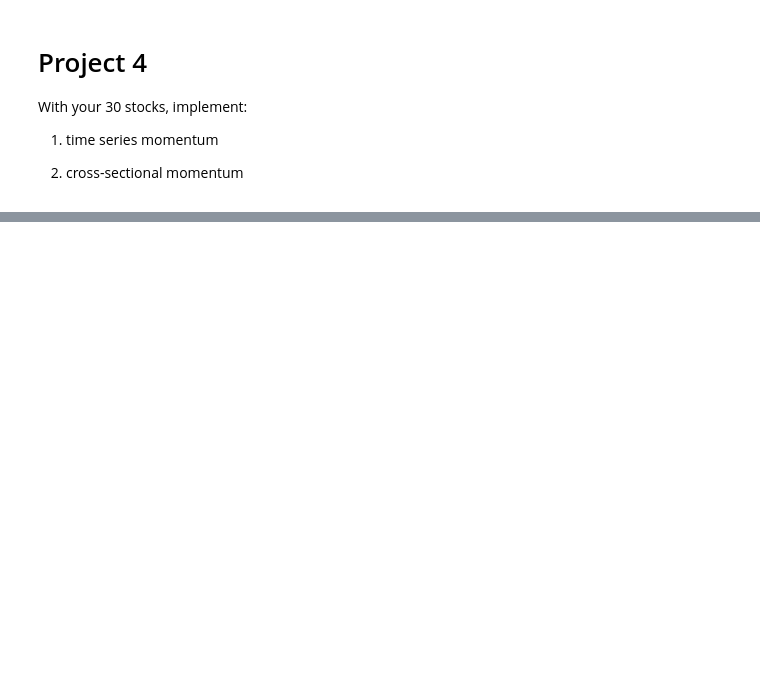
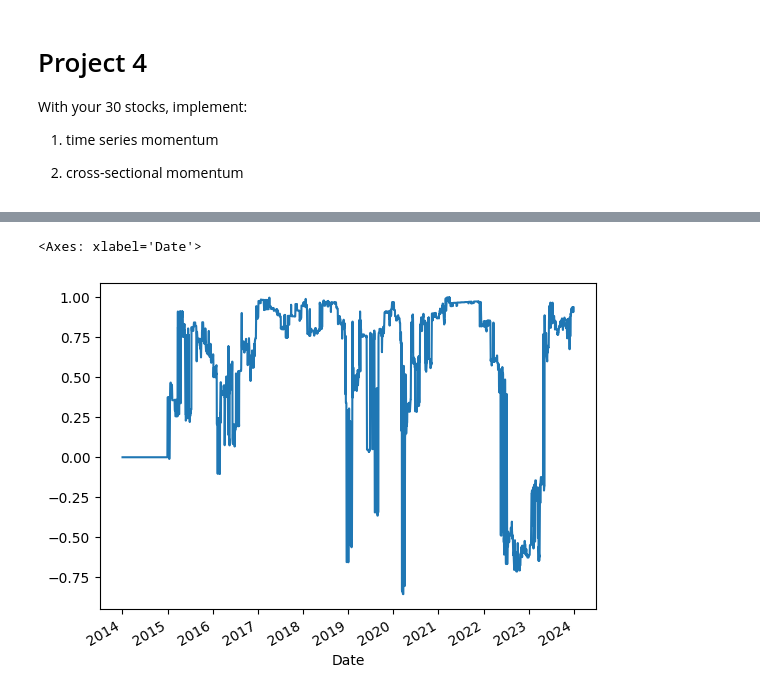
Before and after one commit to williankal/quant_fin, a Jupyter notebook: project4/code.ipynb, the cells around one changed output, grey strips where cells are left out. Cells and saved outputs as stored; diff of their text form; code cells hidden in the pictures; blank space fills up the shorter version.

```diff
--- a/project4/code.ipynb
+++ b/project4/code.ipynb
@@ -50,7 +50,8 @@ def timeseries_momentum_strategy(returns,window):
     value_weights_daily = normalized_monthly_market_cap.reindex(market_cap.index, method="ffill")
 
     weights = strategy*value_weights_daily
-
+    weights = weights.divide(weights.abs().sum(axis=1), axis=0)
+    weights["Total_weight"] = weights.sum(axis=1)
     strategy_returns = weights.shift(1)*returns
 
     portfolio_return = strategy_returns.sum(axis=1)
@@ -59,7 +60,7 @@ def timeseries_momentum_strategy(returns,window):
     std = portfolio_return.std()*np.sqrt(252)
     sharpe_ratio = mean / std
 
-    return portfolio_return, sharpe_ratio
+    return portfolio_return, sharpe_ratio, weights
 
 
 # Function that returns cumulative returns using cross-sectional momentum strategy. Where rank <= 15, it goes Short and when momentum > 15, goes Long. Value Weighted portfolio
@@ -97,7 +98,7 @@ def cross_sectional_momentum_strategy(returns,window):
 
     return portfolio_return,sharpe_ratio
 # %%
-portfolio_returns_time_series_momentum,sharpe_ratio_tsm = timeseries_momentum_strategy(daily_returns_stocks,252)
+portfolio_returns_time_series_momentum,sharpe_ratio_tsm,weights = timeseries_momentum_strategy(daily_returns_stocks,252)
 cumulative_returns_time_series_momentum = (portfolio_returns_time_series_momentum+1).cumprod()-1
 
 portfolio_returns_cross_sectional_momentum, sharpe_ratio_csm = cross_sectional_momentum_strategy(daily_returns_stocks,252)
@@ -120 +121,6 @@ Sharpe Ratio Cross-Sectional Momentum:  -0.23066156459579254
 [figure]
+# %%
+weights["Total_weight"].plot()
+# %% [output]
+<Axes: xlabel='Date'>
+[figure, added]
```
Also changed, not shown: parts of 1 cell of this notebook, 2 other files.
